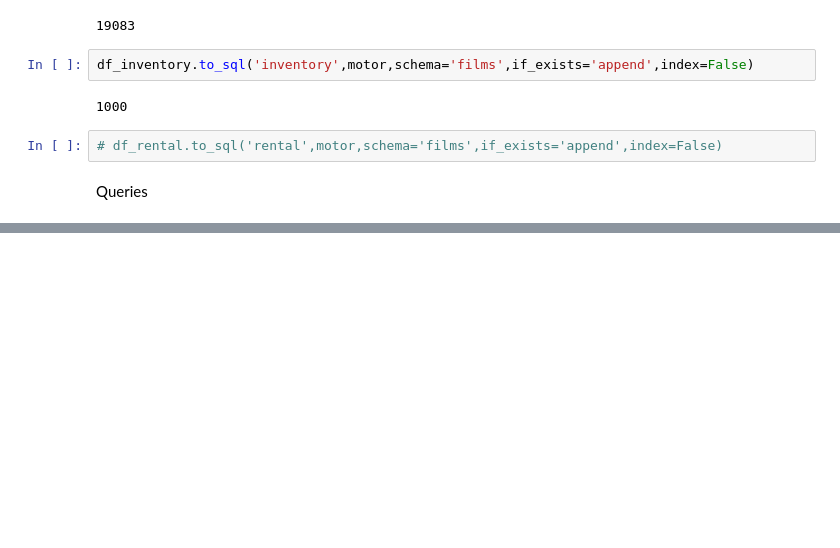
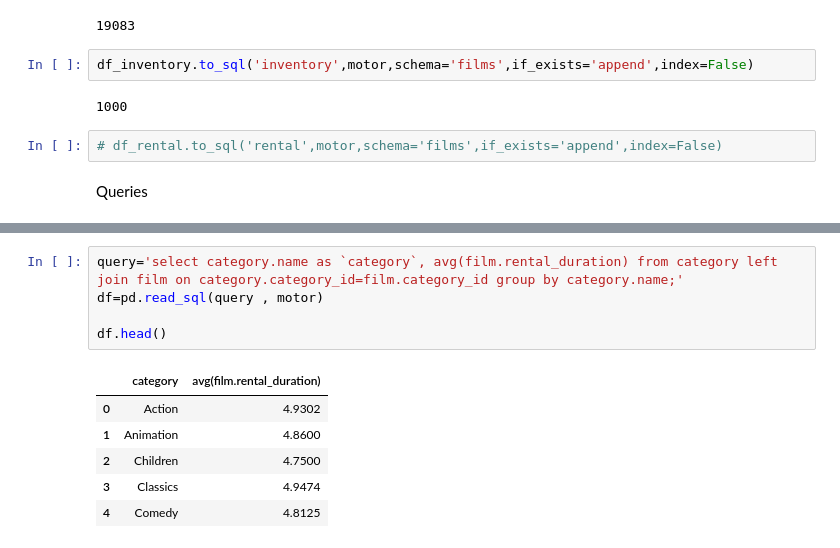
Before and after one commit to agirondo/sql-data-base-building, a Jupyter notebook: code.ipynb, the cells around one changed output, grey strips where cells are left out. Cells and saved outputs as stored; diff of their text form; blank space fills up the shorter version.

```diff
--- a/code.ipynb
+++ b/code.ipynb
@@ -279,0 +298,12 @@ SyntaxError: invalid syntax (2042535664.py, line 1)
+# %%
+query='select category.name as `category`, avg(film.rental_duration) from category left join film on category.category_id=film.category_id group by category.name;'
+df=pd.read_sql(query , motor)
+
+df.head()
+# %% [output]
+|  | category | avg(film.rental_duration) |
+| 0 | Action | 4.9302 |
+| 1 | Animation | 4.8600 |
+| 2 | Children | 4.7500 |
+| 3 | Classics | 4.9474 |
+| 4 | Comedy | 4.8125 |
```
Also changed, not shown: parts of 5 cells of this notebook.
